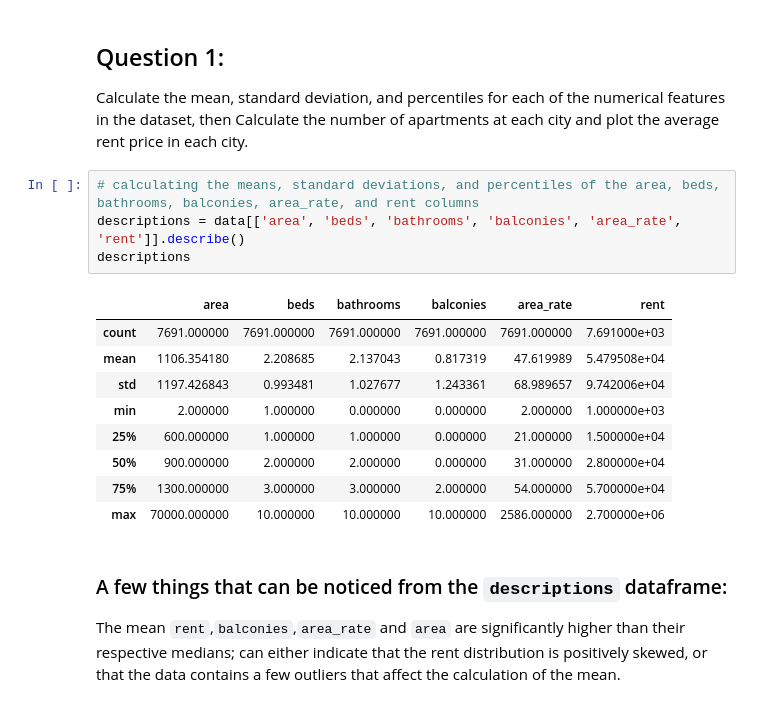
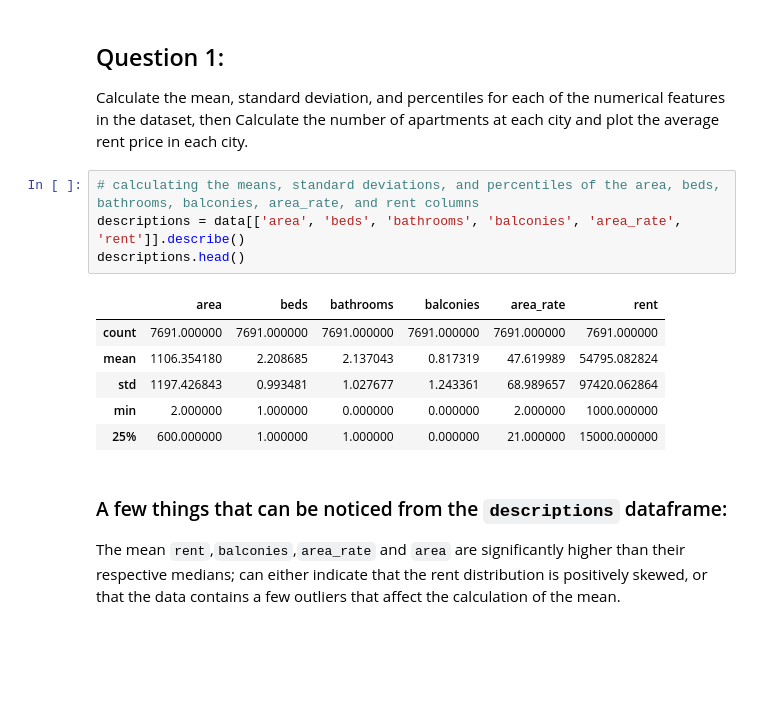
Before and after one commit to majdyousof/machine-learning-coursework, a Jupyter notebook: 02061161_code.ipynb, the cells around one changed output. Cells and saved outputs as stored; diff of their text form; blank space fills up the shorter version.

```diff
--- a/02061161_code.ipynb
+++ b/02061161_code.ipynb
@@ -42,17 +45,14 @@ Calculate the mean, standard deviation, and percentiles for each of the numerica
 # %%
 # calculating the means, standard deviations, and percentiles of the area, beds, bathrooms, balconies, area_rate, and rent columns
 descriptions = data[['area', 'beds', 'bathrooms', 'balconies', 'area_rate', 'rent']].describe()
-descriptions
+descriptions.head()
 # %% [output]
 |  | area | beds | bathrooms | balconies | area_rate | rent |
-| count | 7691.000000 | 7691.000000 | 7691.000000 | 7691.000000 | 7691.000000 | 7.691000e+03 |
-| mean | 1106.354180 | 2.208685 | 2.137043 | 0.817319 | 47.619989 | 5.479508e+04 |
-| std | 1197.426843 | 0.993481 | 1.027677 | 1.243361 | 68.989657 | 9.742006e+04 |
-| min | 2.000000 | 1.000000 | 0.000000 | 0.000000 | 2.000000 | 1.000000e+03 |
-| 25% | 600.000000 | 1.000000 | 1.000000 | 0.000000 | 21.000000 | 1.500000e+04 |
-| 50% | 900.000000 | 2.000000 | 2.000000 | 0.000000 | 31.000000 | 2.800000e+04 |
-| 75% | 1300.000000 | 3.000000 | 3.000000 | 2.000000 | 54.000000 | 5.700000e+04 |
-| max | 70000.000000 | 10.000000 | 10.000000 | 10.000000 | 2586.000000 | 2.700000e+06 |
+| count | 7691.000000 | 7691.000000 | 7691.000000 | 7691.000000 | 7691.000000 | 7691.000000 |
+| mean | 1106.354180 | 2.208685 | 2.137043 | 0.817319 | 47.619989 | 54795.082824 |
+| std | 1197.426843 | 0.993481 | 1.027677 | 1.243361 | 68.989657 | 97420.062864 |
+| min | 2.000000 | 1.000000 | 0.000000 | 0.000000 | 2.000000 | 1000.000000 |
+| 25% | 600.000000 | 1.000000 | 1.000000 | 0.000000 | 21.000000 | 15000.000000 |
 # %% [markdown]
 ### A few things that can be noticed from the `descriptions` dataframe:
 
```
Also changed, not shown: parts of 11 cells of this notebook, 6 other files.
